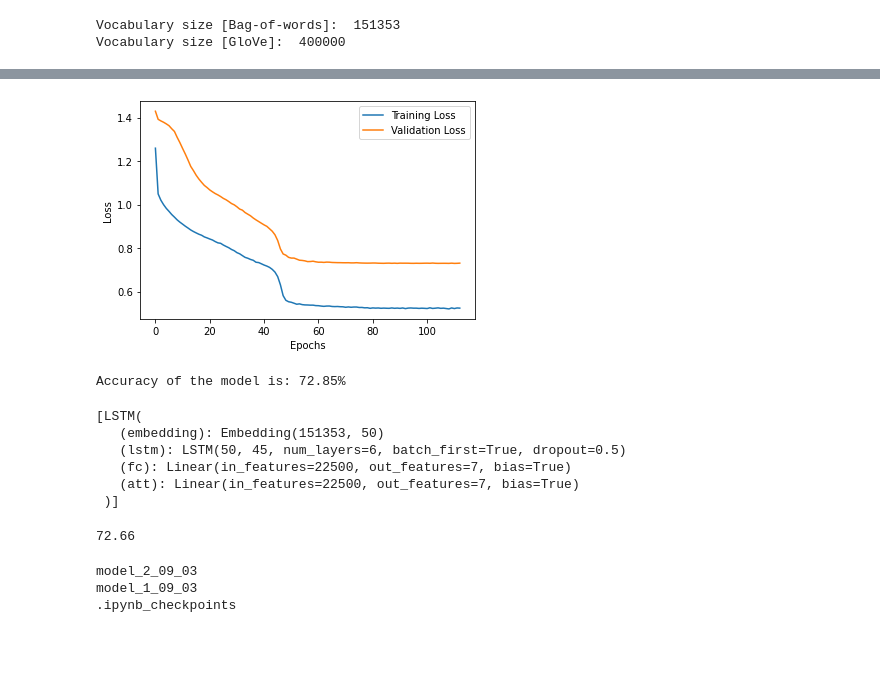
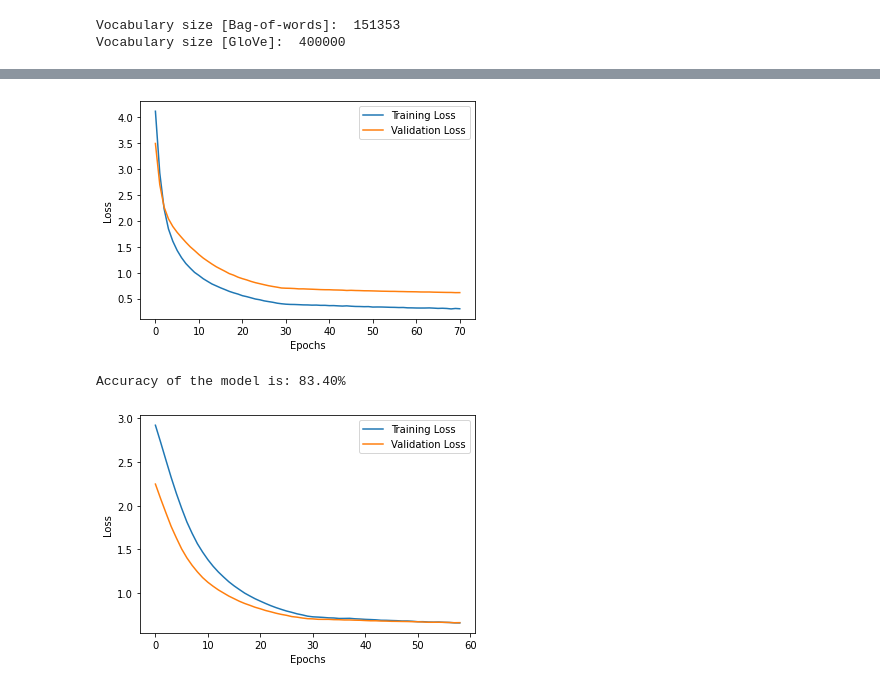
Before and after one commit to NNDLProject/ARDL, a Jupyter notebook: attention.ipynb, the cells around one changed output, grey strips where cells are left out. Drawn from its saved outputs; the diff is of its cells as text; code cells hidden in the pictures; blank space fills up the shorter version.

Commit message:
trained attention

```diff
--- a/attention.ipynb
+++ b/attention.ipynb
@@ -68,7 +65,7 @@ path = "models/cnn"
 files = os.listdir(path)
 
 for file in files:
-    if "model" in file and "10" in file:
+    if "model" in file and "11" in file:
         try:
             cnn_models.append(pickle.load(open(f"{path}/{str(file)}/model_architecture.pickle", 'rb')))
         except Exception as e:
@@ -82,7 +79,7 @@ path = "models/dnn"
 files = os.listdir(path)
 
 for file in files:
-    if "model" in file and "10" in file:
+    if "model" in file and "11" in file:
         try:
             dnn_models.append(pickle.load(open(f"{path}/{str(file)}/model_architecture.pickle", 'rb')))
         except Exception as e:
@@ -103,7 +100,7 @@ for file in files:
             print(e)
             print("Cannot load model... File not present")
 # %%
-lstm_models.pop()
+lstm_models.pop(0)
 # %% [output]
 LSTM(
   (embedding): Embedding(151353, 50)
@@ -142,8 +143,8 @@ emb_mat, data = create_inp_data_and_weights(newsgroups_train, newsgroups_test, g
 Vocabulary size [Bag-of-words]:  151353
 Vocabulary size [GloVe]:  400000
 # %%
-learning_rate = 0.000000001
-num_epochs = 30
+learning_rate = 0.00001
+num_epochs = 60
 batch_size = 512
 display_step = 4
 
@@ -232,31 +233,31 @@ Epoch [11/30], Step [14/538], Loss: 0.7305
 KeyboardInterrupt: ignored
 # %%
-folder_name = 'models/attention/1,1,1/'
+folder_name = 'models/attention/2,2,2,1/'
 
 
 from matplotlib import pyplot as plt
 
 for i in range(len(training_loss)):
   training_loss[i] = training_loss[i].cpu()
 
 for i in range(len(validation_loss)):
   validation_loss[i] = validation_loss[i].cpu()
 
 
 training_loss_ = np.array(training_loss)
 validation_loss_ = np.array(validation_loss)
 
 
 fig = plt.figure()
 plt.plot(training_loss_)
 plt.plot(validation_loss_)
 plt.legend(["Training Loss", "Validation Loss"])
 plt.ylabel('Loss')
 plt.xlabel('Epochs')
 plt.show()
 fig.savefig(folder_name + 'loss_vs_epoch.png')
 # %% [output]
-[figure, old version]
+[figure, new version]
 # %%
 total_batch = int(len(newsgroups_test.data)/batch_size)
 correct = 0
@@ -280,27 +281,31 @@ for i in range(total_batch):
 
 print(f'Accuracy of the model is: {100*correct/total:.2f}%')
 # %% [output]
-Accuracy of the model is: 72.85%
+Accuracy of the model is: 83.40%
-# %%
-lstm_models
-# %% [output]
-[LSTM(
-   (embedding): Embedding(151353, 50)
-   (lstm): LSTM(50, 45, num_layers=6, batch_first=True, dropout=0.5)
-   (fc): Linear(in_features=22500, out_features=7, bias=True)
-   (att): Linear(in_features=22500, out_features=7, bias=True)
- )]
-# %%
-torch.load("models/lstm/model_2_09_03/model.pt")['accuracy']
-# %% [output]
-72.66
-# %%
-path = "models/lstm"
-files = os.listdir(path)
-
-for file in files:
-  print(file)
-# %% [output]
-model_2_09_03
-model_1_09_03
-.ipynb_checkpoints
+# %%
+folder_name = 'models/attention/1,1,1,1/'
+
+
+from matplotlib import pyplot as plt
+
+for i in range(len(training_loss)):
+  training_loss[i] = training_loss[i].cpu()
+
+for i in range(len(validation_loss)):
+  validation_loss[i] = validation_loss[i].cpu()
+
+
+training_loss_ = np.array(training_loss)
+validation_loss_ = np.array(validation_loss)
+
+
+fig = plt.figure()
+plt.plot(training_loss_)
+plt.plot(validation_loss_)
+plt.legend(["Training Loss", "Validation Loss"])
+plt.ylabel('Loss')
+plt.xlabel('Epochs')
+plt.show()
+fig.savefig(folder_name + 'loss_vs_epoch.png')
+# %% [output]
+[figure, added]
```
Also changed, not shown: parts of 5 cells of this notebook.
